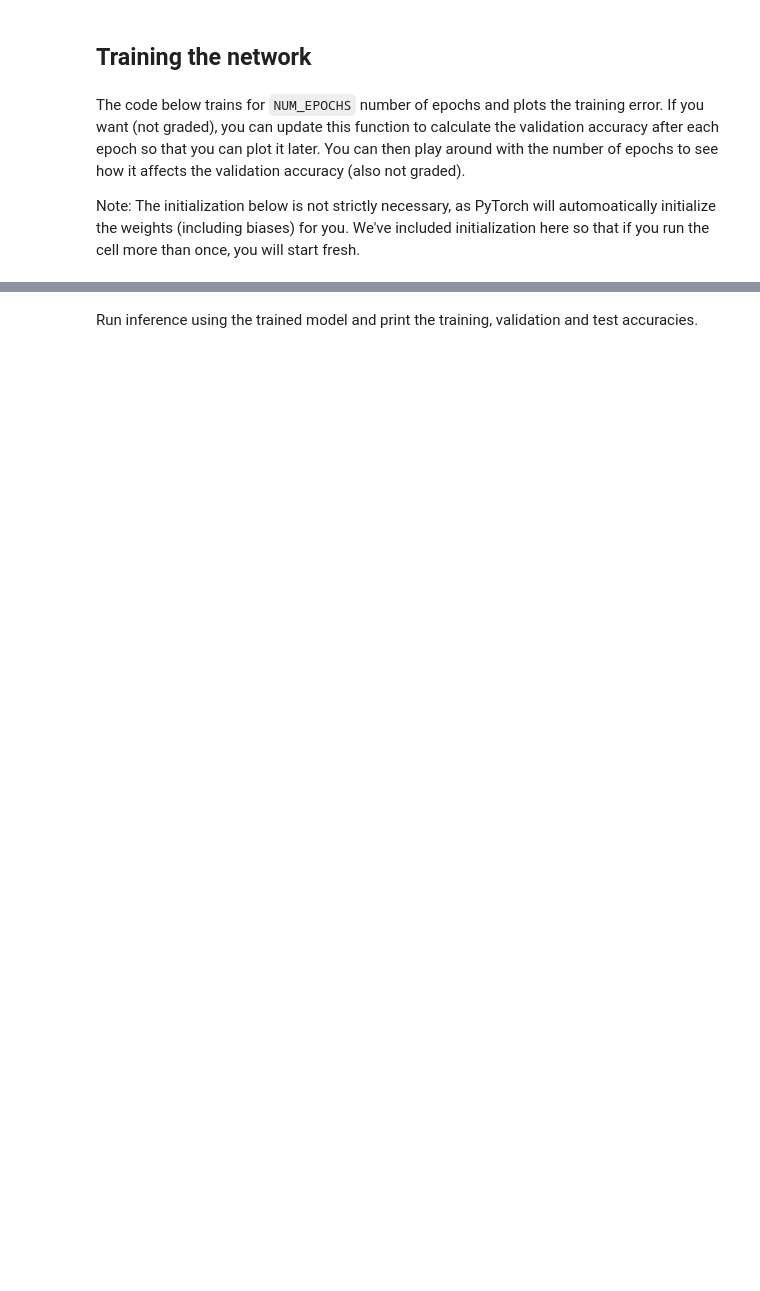
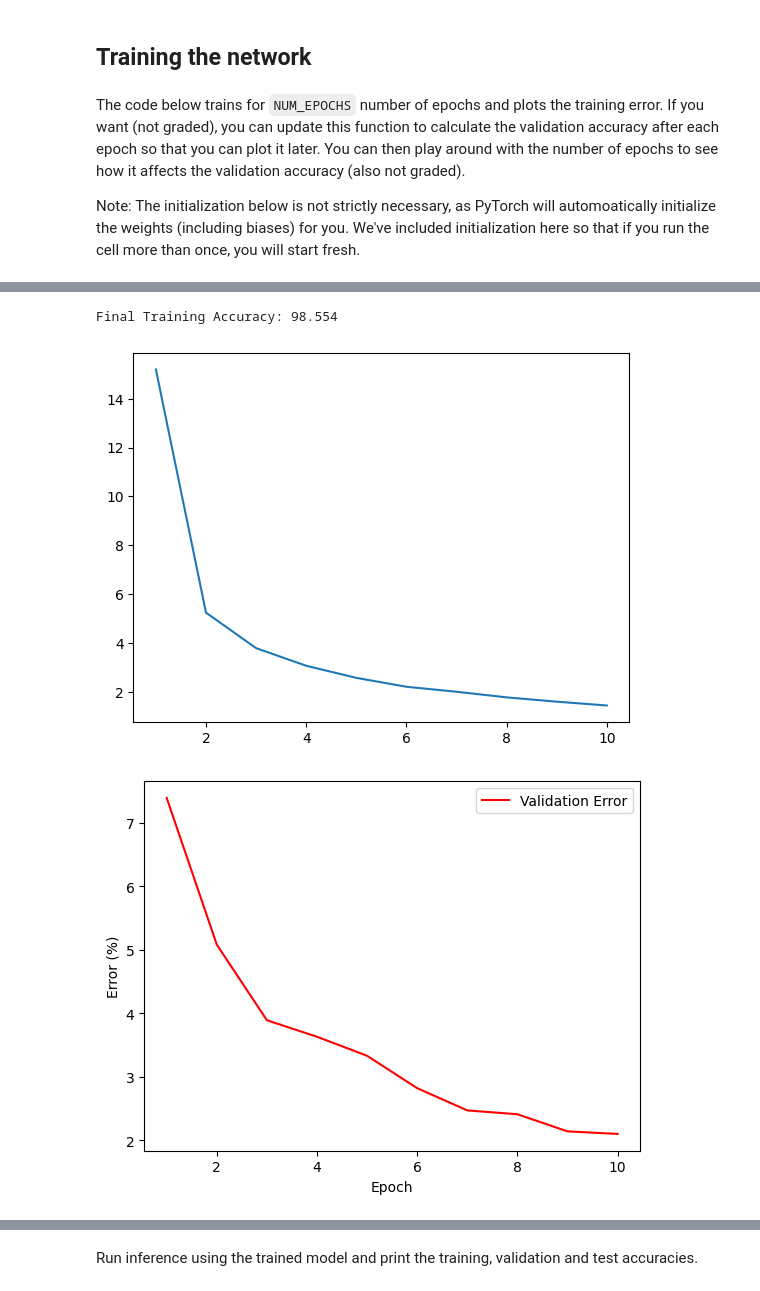
Before and after one commit to melvinhe/lab1-2025-melvinhe, a Jupyter notebook: workspace/lab1/1_pytorch_dnn.ipynb, the cells around one changed output, grey strips where cells are left out. Saved outputs shown, nothing was run; the diff lists cells and outputs as text; code cells hidden in the pictures; blank space fills up the shorter version.

```diff
--- a/workspace/lab1/1_pytorch_dnn.ipynb
+++ b/workspace/lab1/1_pytorch_dnn.ipynb
@@ -153,6 +160,20 @@ for epoch in range(NUM_EPOCHS):  # loop over the dataset multiple times while tr
         epoch + 1, training_acc, duration))
 
     # your code here to calculate the validation error after each epoch
+    correct_valid = 0
+    total_valid = 0
+    with torch.no_grad():  # No gradients needed for validation
+        for data in validloader:
+            inputs, labels = data
+            outputs = net(inputs)
+            _, predicted = torch.max(outputs.data, 1)
+            total_valid += labels.size(0)
+            correct_valid += (predicted == labels).sum().item()
+
+    validation_acc = correct_valid / total_valid * 100
+    valid_acc_vect[epoch] = validation_acc
+
+    print('Validation Accuracy after epoch %d: %.2f %%' % (epoch + 1, validation_acc))
 
 print('Finished Training')
 # %% [output]
@@ -163,12 +197,22 @@ Accuracy of the network on the 50000 training images after epoch 4: 96.39 % (17.
 # %%
 epoch_vect = np.linspace(1, NUM_EPOCHS, NUM_EPOCHS)
 
 plt.figure(1)
 plt.plot(epoch_vect, 100-training_acc_vect)
 
 print("Final Training Accuracy: %g" % (training_acc))
 
 # Your code here to plot validation error
+plt.figure(2)
+plt.plot(epoch_vect, 100 - valid_acc_vect, label="Validation Error", color="red")
+plt.xlabel("Epoch")
+plt.ylabel("Error (%)")
+plt.legend()
+plt.show()
+# %% [output]
+Final Training Accuracy: 98.554
+[figure, added]
+[figure, added]
 # %%
 answer(
     question='1.1',
```
Also changed, not shown: parts of 7 cells of this notebook.
